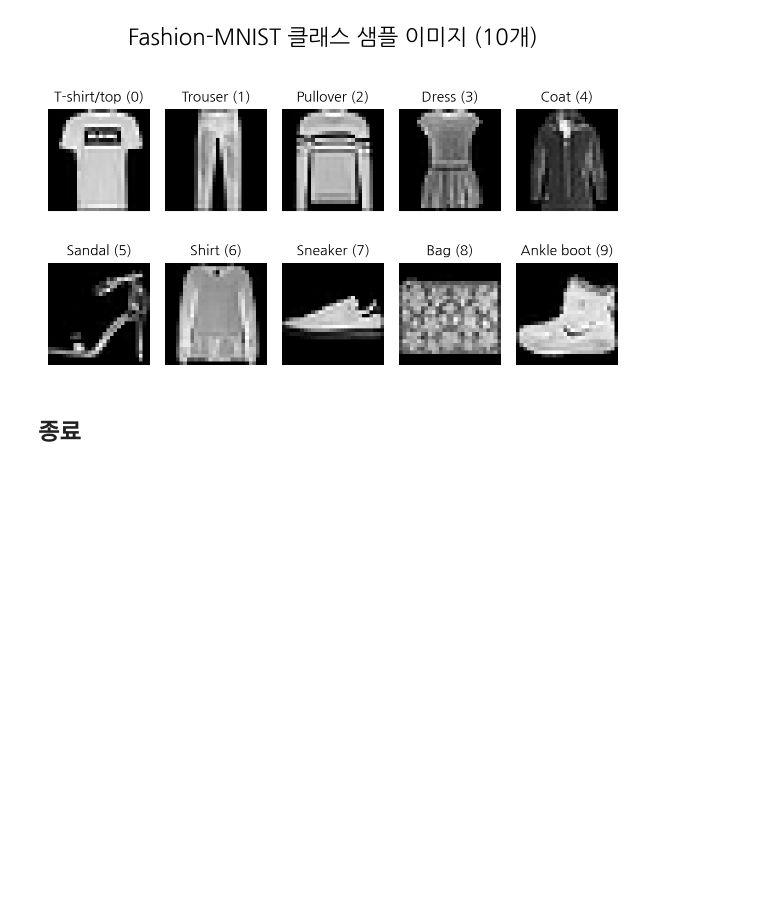
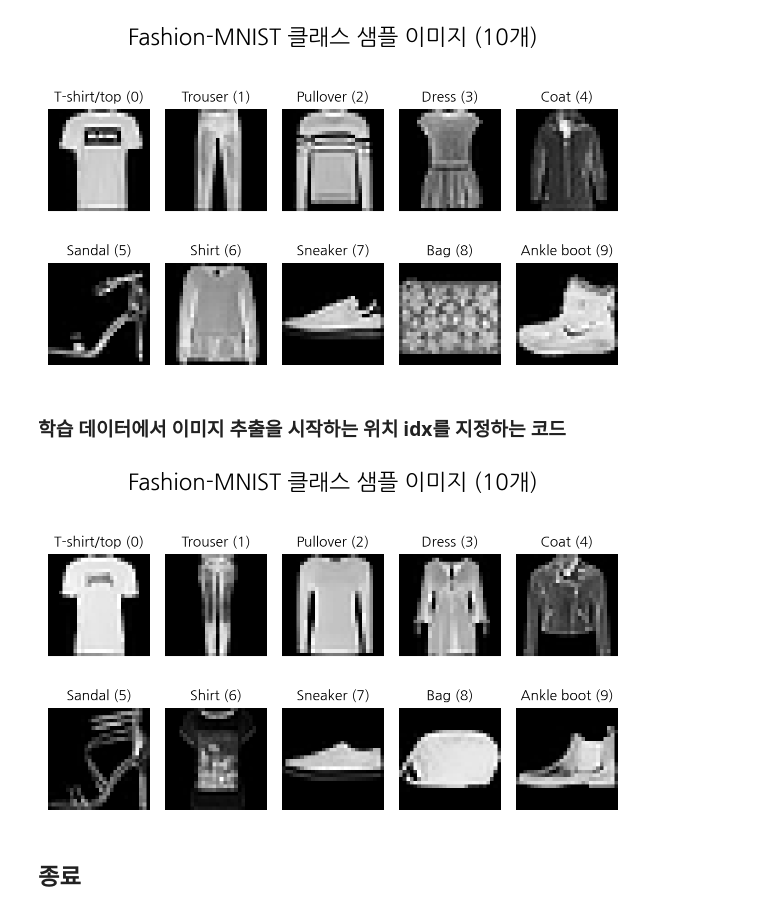
Before and after one commit to soobook/TensorFlow-DL, a Jupyter notebook: code/TF08.ipynb, the cells around one changed output. Drawn from its saved outputs; the diff is of its cells as text; code cells hidden in the pictures; blank space fills up the shorter version.

```diff
--- a/code/TF08.ipynb
+++ b/code/TF08.ipynb
@@ -263,5 +277,61 @@ plt.tight_layout()
 plt.show()  # 화면에 그림 출력
 # %% [output]
 [figure]
+# %% [markdown]
+### 학습 데이터에서 이미지 추출을 시작하는 위치 idx를 지정하는 코드
+# %%
+# 필요한 라이브러리 임포트
+import tensorflow as tf            # TensorFlow: 딥러닝 프레임워크
+import matplotlib.pyplot as plt    # matplotlib: 이미지 시각화 라이브러리
+import numpy as np
+
+# Fashion-MNIST 데이터셋 로드
+# 학습용 이미지와 라벨만 사용 (테스트 데이터는 무시)
+(train_images, train_labels), (_, _) = tf.keras.datasets.fashion_mnist.load_data()
+
+# 각 클래스 번호(0~9)에 대응하는 이름 정의
+class_names = ['T-shirt/top', 'Trouser', 'Pullover', 'Dress', 'Coat',
+               'Sandal', 'Shirt', 'Sneaker', 'Bag', 'Ankle boot']
+
+# 이미지를 추출하는 시작 인덱스 지정
+# idx = 500
+idx = np.random.randint(40000) # 정수 [0, 39999] 난수 발생
+train_images = train_images[idx:]
+train_labels = train_labels[idx:]
+
+# 각 클래스별로 첫 번째로 등장하는 이미지를 저장할 리스트 (10개)
+class_images = [None] * 10  # 인덱스 0~9에 해당하는 이미지가 들어갈 예정
+found_classes = set()       # 이미 저장한 클래스 번호 추적용 집합
+
+# 학습 이미지와 라벨을 한 쌍씩 반복하며 이미지 수집
+for img, label in zip(train_images, train_labels):
+    # 해당 라벨을 아직 저장하지 않았다면
+    if label not in found_classes:
+        class_images[label] = img         # 해당 라벨의 이미지를 저장
+        found_classes.add(label)          # 라벨 번호를 집합에 추가
+
+    # 모든 10개 클래스의 이미지가 수집되면 반복 종료
+    if len(found_classes) == 10:
+        break
+
+# 시각화를 위한 그림과 축 객체 생성 (2행 5열)
+fig, axes = plt.subplots(2, 5, figsize=(6, 4))  # 전체 크기 설정
+
+# 저장된 10개 이미지를 순서대로 시각화
+for idx, image in enumerate(class_images):
+    row = idx // 5     # 행 번호: 0 또는 1
+    col = idx % 5      # 열 번호: 0~4
+    ax = axes[row, col]  # 해당 위치의 subplot 선택
+
+    ax.imshow(image, cmap='gray')  # 흑백(cmap='gray') 이미지 출력
+    ax.set_title(f"{class_names[idx]} ({idx})", fontsize=10)  # 제목: 클래스 이름 + 레이블 번호
+    ax.axis('off')  # x/y 축 안 보이게 설정
+
+plt.suptitle("Fashion-MNIST 클래스 샘플 이미지 (10개)", fontsize=16)
+# 레이아웃 자동 정리 (겹치지 않게)
+plt.tight_layout()
+plt.show()  # 화면에 그림 출력
+# %% [output]
+[figure, added]
 # %% [markdown]
 ## 종료
```
Also changed, not shown: parts of 17 cells of this notebook.
